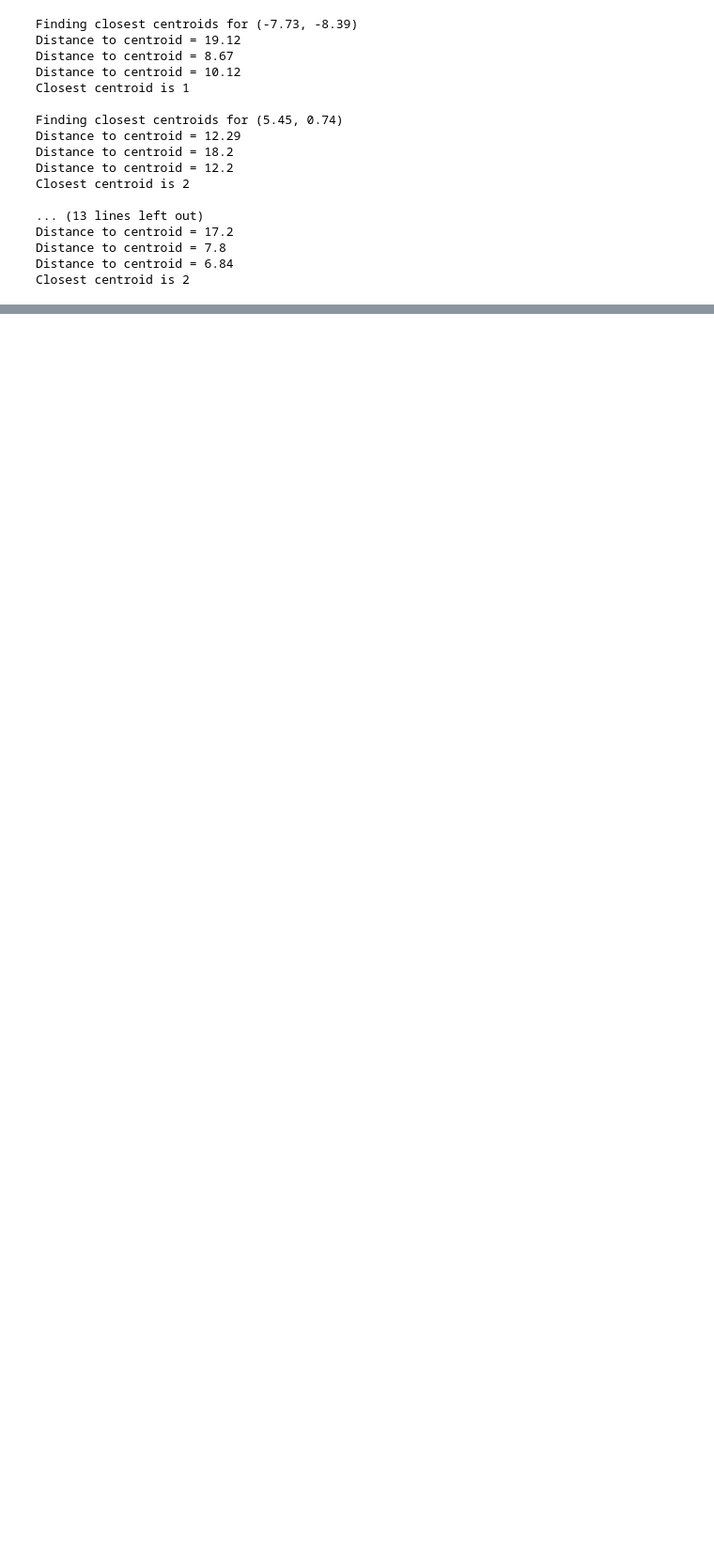
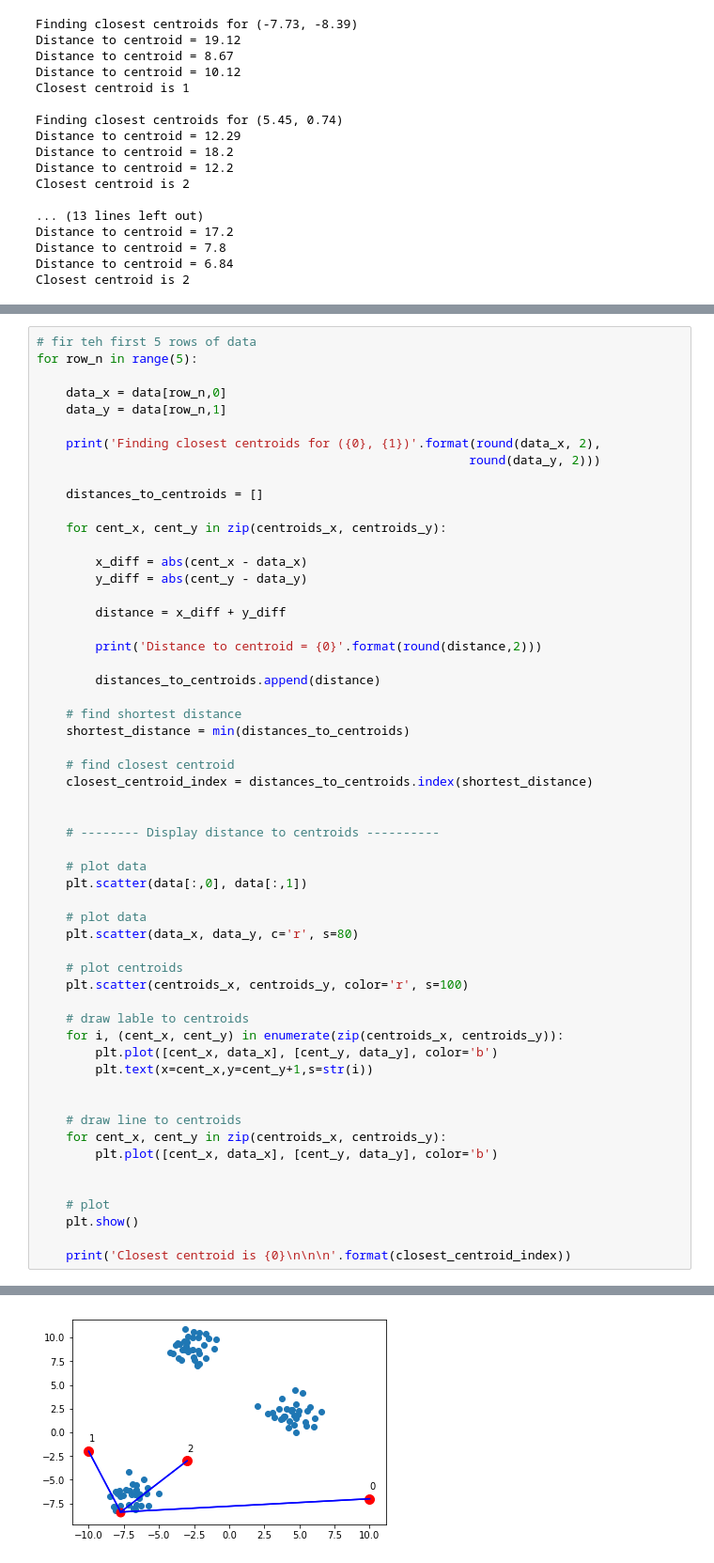
Before and after one commit to central-ldn-data-sci/CLDSPN-lets-do-clustering, a Jupyter notebook: Kmeans theory.ipynb, the cells around one changed output, grey strips where cells are left out. Shown at 94% size. Drawn from its saved outputs; the diff is of its cells as text; blank space fills up the shorter version.

```diff
--- a/Kmeans theory.ipynb
+++ b/Kmeans theory.ipynb
@@ -118,0 +103,57 @@ round(0.3278762,2)
+# %%
+# fir teh first 5 rows of data
+for row_n in range(5):
+
+    data_x = data[row_n,0]
+    data_y = data[row_n,1]
+
+    print('Finding closest centroids for ({0}, {1})'.format(round(data_x, 2),
+                                                           round(data_y, 2)))
+
+    distances_to_centroids = []
+
+    for cent_x, cent_y in zip(centroids_x, centroids_y):
+
+        x_diff = abs(cent_x - data_x)
+        y_diff = abs(cent_y - data_y)
+
+        distance = x_diff + y_diff
+
+        print('Distance to centroid = {0}'.format(round(distance,2)))
+
+        distances_to_centroids.append(distance)
+
+    # find shortest distance
+    shortest_distance = min(distances_to_centroids)
+
+    # find closest centroid
+    closest_centroid_index = distances_to_centroids.index(shortest_distance)
+
+
+    # -------- Display distance to centroids ----------
+
+    # plot data
+    plt.scatter(data[:,0], data[:,1])
+
+    # plot data
+    plt.scatter(data_x, data_y, c='r', s=80)
+
+    # plot centroids
+    plt.scatter(centroids_x, centroids_y, color='r', s=100)
+
+    # draw lable to centroids
+    for i, (cent_x, cent_y) in enumerate(zip(centroids_x, centroids_y)):
+        plt.plot([cent_x, data_x], [cent_y, data_y], color='b')
+        plt.text(x=cent_x,y=cent_y+1,s=str(i))
+
+
+    # draw line to centroids
+    for cent_x, cent_y in zip(centroids_x, centroids_y):
+        plt.plot([cent_x, data_x], [cent_y, data_y], color='b')
+
+
+    # plot
+    plt.show()
+
+    print('Closest centroid is {0}\n\n\n'.format(closest_centroid_index))
+# %% [output]
@@ -118,0 +164 @@ round(0.3278762,2)
+[figure, added]
```
Also changed, not shown: parts of 8 cells of this notebook, 1 other file.
